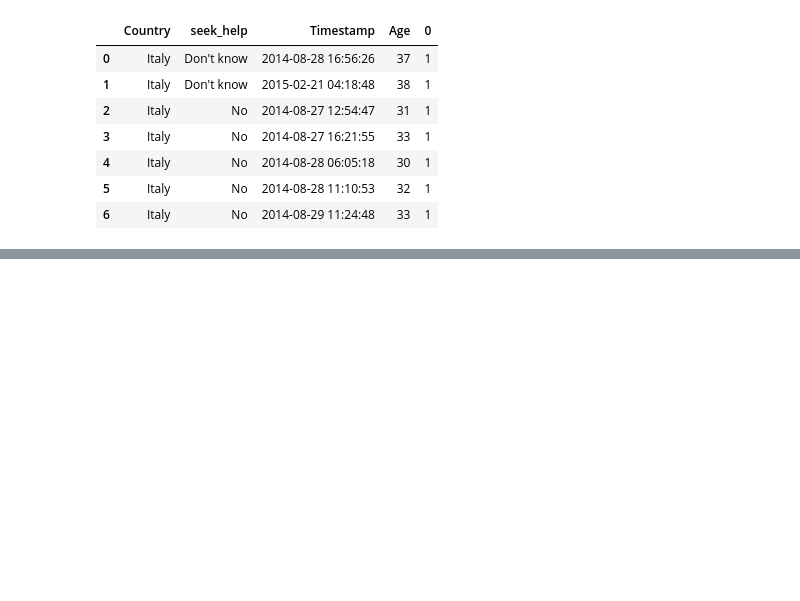
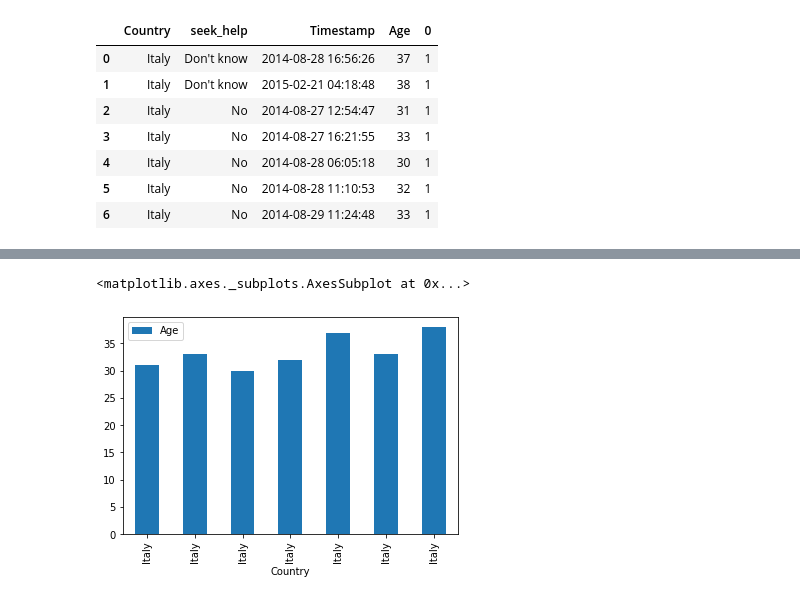
Before and after one commit to RajeshDurham/Rajesh-Data, a Jupyter notebook: Data-1202-01.ipynb, the cells around one changed output, grey strips where cells are left out. Drawn from its saved outputs; the diff is of its cells as text; code cells hidden in the pictures; blank space fills up the shorter version.

```diff
--- a/Data-1202-01.ipynb
+++ b/Data-1202-01.ipynb
@@ -59,0 +72,6 @@ raw_df["seek_help"] = raw_df["seek_help"].replace([ "Don't know", "No"], [1, 0])
+# %%
+#COUNTRY VS. Age
+raw_df.plot.bar(x='Country',y='Age')
+# %% [output]
+<matplotlib.axes._subplots.AxesSubplot at 0x...>
+[figure, added]
```
Also changed, not shown: parts of 2 cells of this notebook.
